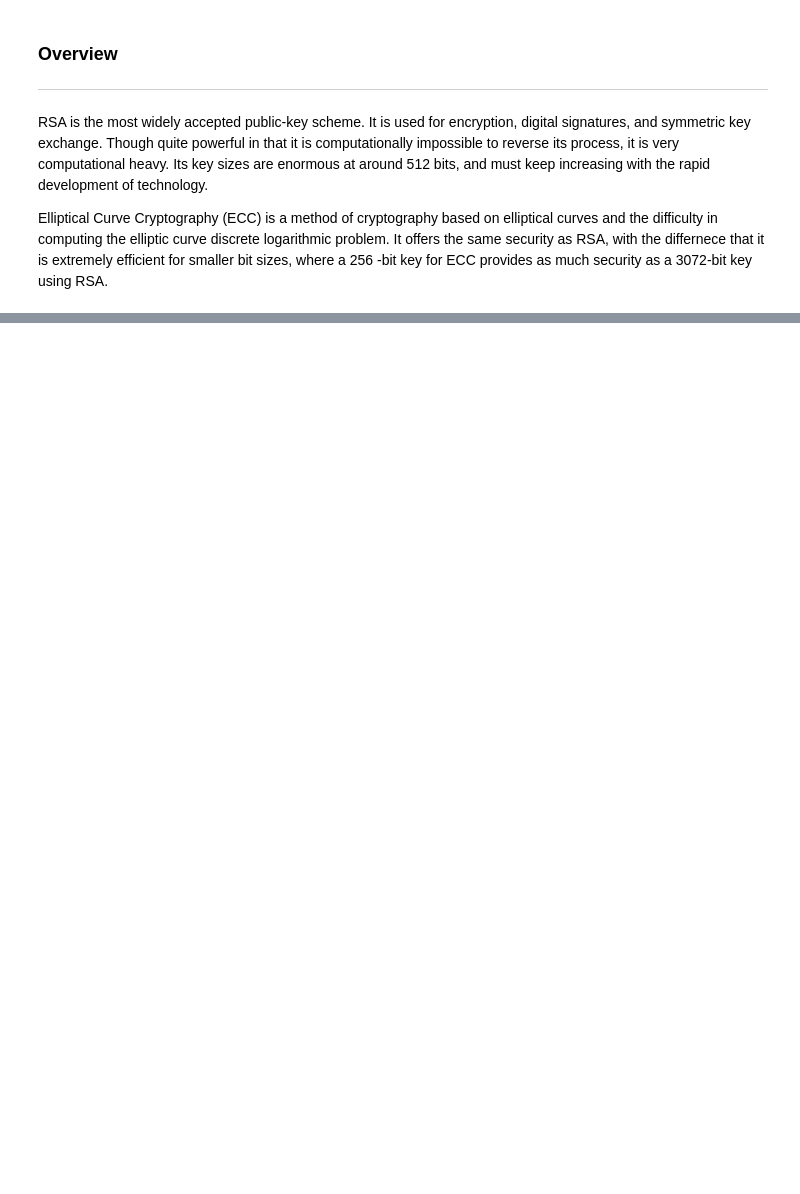
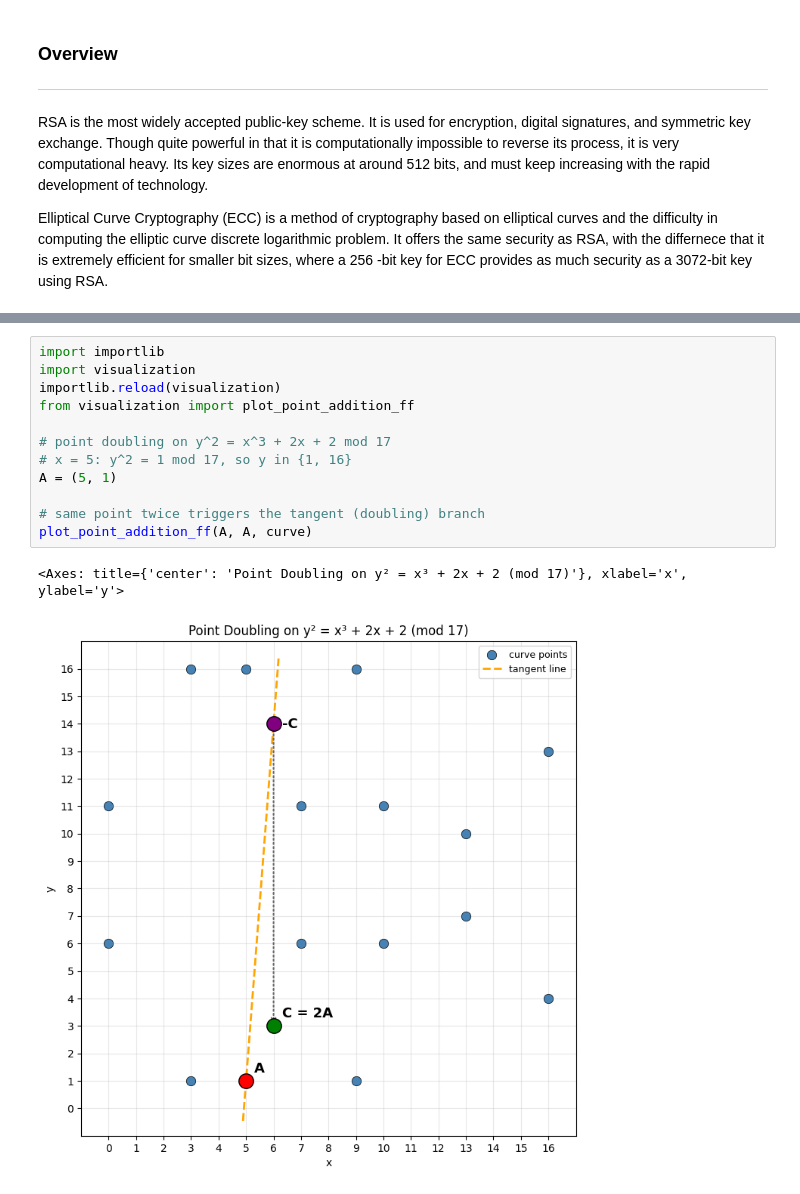
Before and after one commit to epicgdog/ecc-research-cs-166, a Jupyter notebook: notebook.ipynb, the cells around one changed output, grey strips where cells are left out. Drawn from its saved outputs; the diff is of its cells as text; blank space fills up the shorter version.

```diff
--- a/notebook.ipynb
+++ b/notebook.ipynb
@@ -205,0 +455,15 @@ Once we use the EEA to find $m$, our original division problem ($A / B$) simply
+# %%
+import importlib
+import visualization
+importlib.reload(visualization)
+from visualization import plot_point_addition_ff
+
+# point doubling on y^2 = x^3 + 2x + 2 mod 17
+# x = 5: y^2 = 1 mod 17, so y in {1, 16}
+A = (5, 1)
+
+# same point twice triggers the tangent (doubling) branch
+plot_point_addition_ff(A, A, curve)
+# %% [output]
+<Axes: title={'center': 'Point Doubling on y² = x³ + 2x + 2 (mod 17)'}, xlabel='x', ylabel='y'>
+[figure, added]
```
Also changed, not shown: parts of 24 cells of this notebook, 1 other file.
